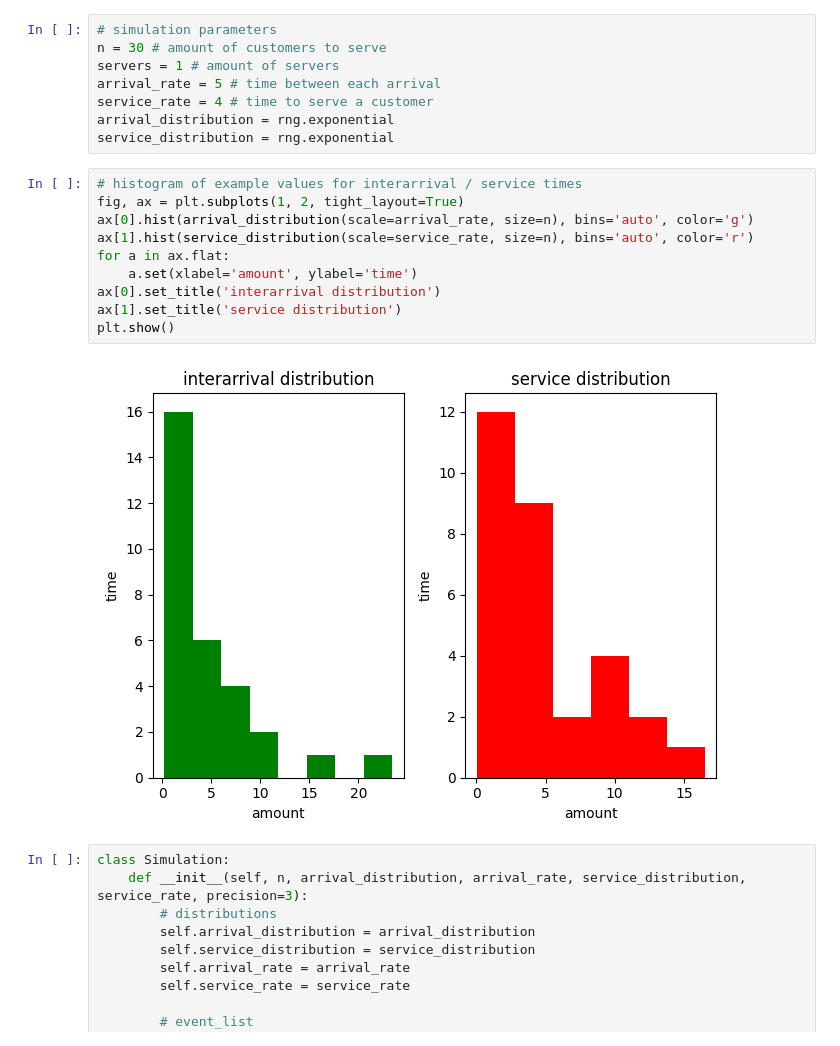
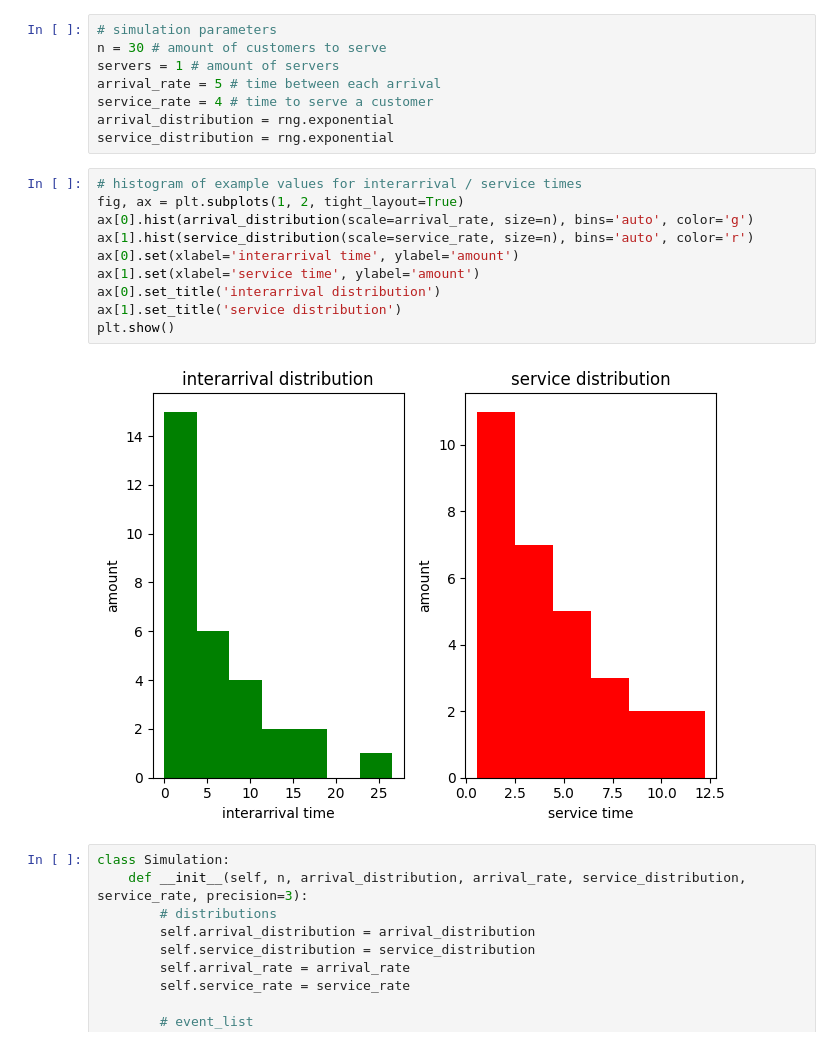
Before and after one commit to BETuncay/DiscreteEventSimulation, a Jupyter notebook: discrete_event_sim.ipynb, the cells around one changed output. Saved outputs shown, nothing was run; the diff lists cells and outputs as text.

Commit message:
Improved histogram labels

```diff
--- a/discrete_event_sim.ipynb
+++ b/discrete_event_sim.ipynb
@@ -31,15 +31,15 @@ service_distribution = rng.exponential
 # %%
 # histogram of example values for interarrival / service times
 fig, ax = plt.subplots(1, 2, tight_layout=True)
 ax[0].hist(arrival_distribution(scale=arrival_rate, size=n), bins='auto', color='g')
 ax[1].hist(service_distribution(scale=service_rate, size=n), bins='auto', color='r')
-for a in ax.flat:
-    a.set(xlabel='amount', ylabel='time')
+ax[0].set(xlabel='interarrival time', ylabel='amount')
+ax[1].set(xlabel='service time', ylabel='amount')
 ax[0].set_title('interarrival distribution')
 ax[1].set_title('service distribution')
 plt.show()
 # %% [output]
-[figure, old version]
+[figure, new version]
 # %%
 class Simulation:
     def __init__(self, n, arrival_distribution, arrival_rate, service_distribution, service_rate, precision=3):
```
Also changed, not shown: parts of 2 cells of this notebook.
